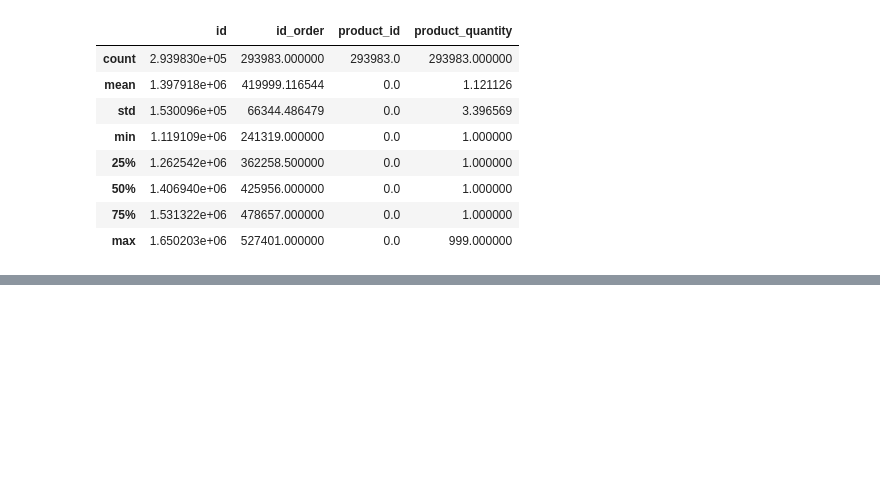
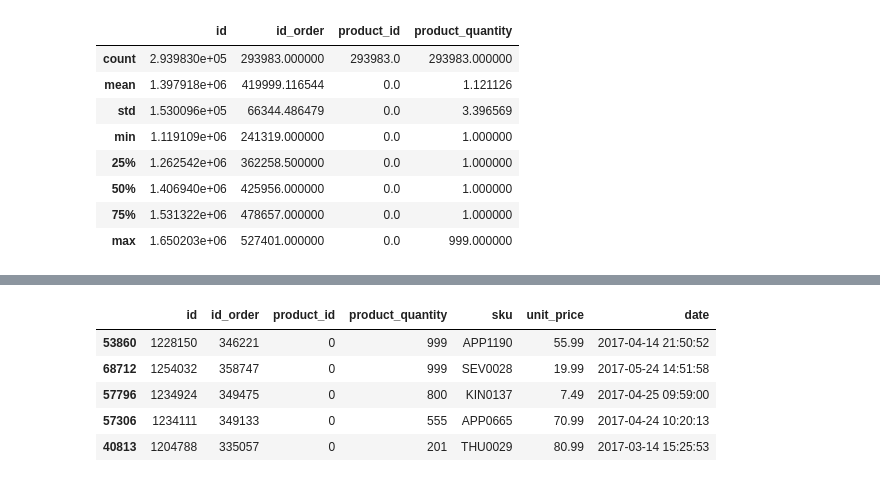
Before and after one commit to TheMaze45/Pandas, a Jupyter notebook: Recap_Data_Exploration.ipynb, the cells around one changed output, grey strips where cells are left out. Saved outputs shown, nothing was run; the diff lists cells and outputs as text; code cells hidden in the pictures; blank space fills up the shorter version.

```diff
--- a/Recap_Data_Exploration.ipynb
+++ b/Recap_Data_Exploration.ipynb
@@ -231,0 +366,9 @@ df.describe()
+# %%
+df.nlargest(5, "product_quantity")
+# %% [output]
+|  | id | id_order | product_id | product_quantity | sku | unit_price | date |
+| 53860 | 1228150 | 346221 | 0 | 999 | APP1190 | 55.99 | 2017-04-14 21:50:52 |
+| 68712 | 1254032 | 358747 | 0 | 999 | SEV0028 | 19.99 | 2017-05-24 14:51:58 |
+| 57796 | 1234924 | 349475 | 0 | 800 | KIN0137 | 7.49 | 2017-04-25 09:59:00 |
+| 57306 | 1234111 | 349133 | 0 | 555 | APP0665 | 70.99 | 2017-04-24 10:20:13 |
+| 40813 | 1204788 | 335057 | 0 | 201 | THU0029 | 80.99 | 2017-03-14 15:25:53 |
```
Also changed, not shown: parts of 36 cells of this notebook.
